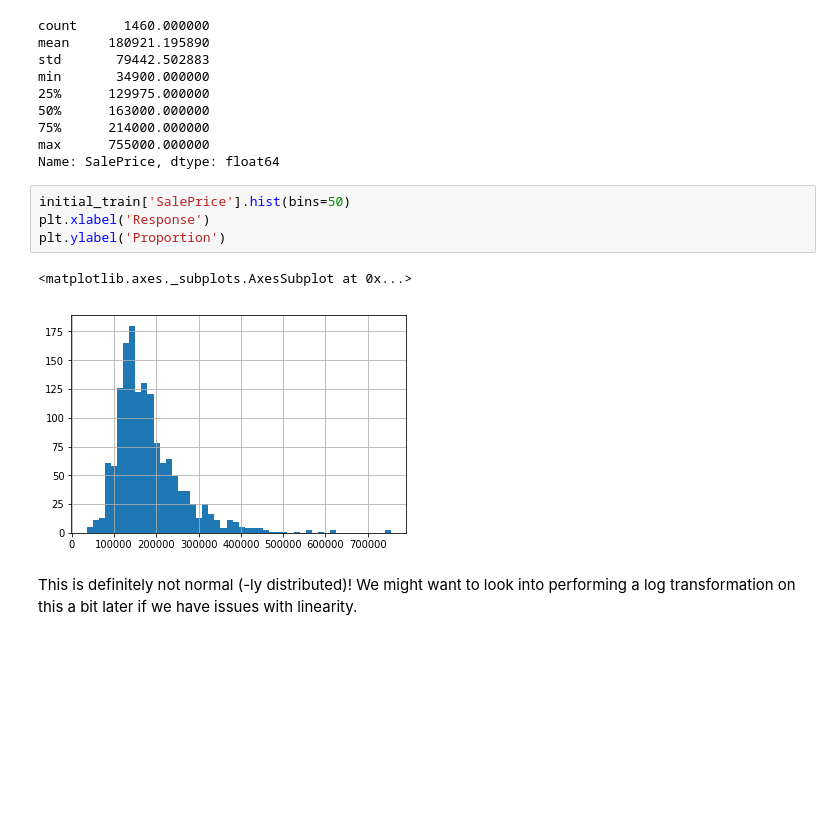
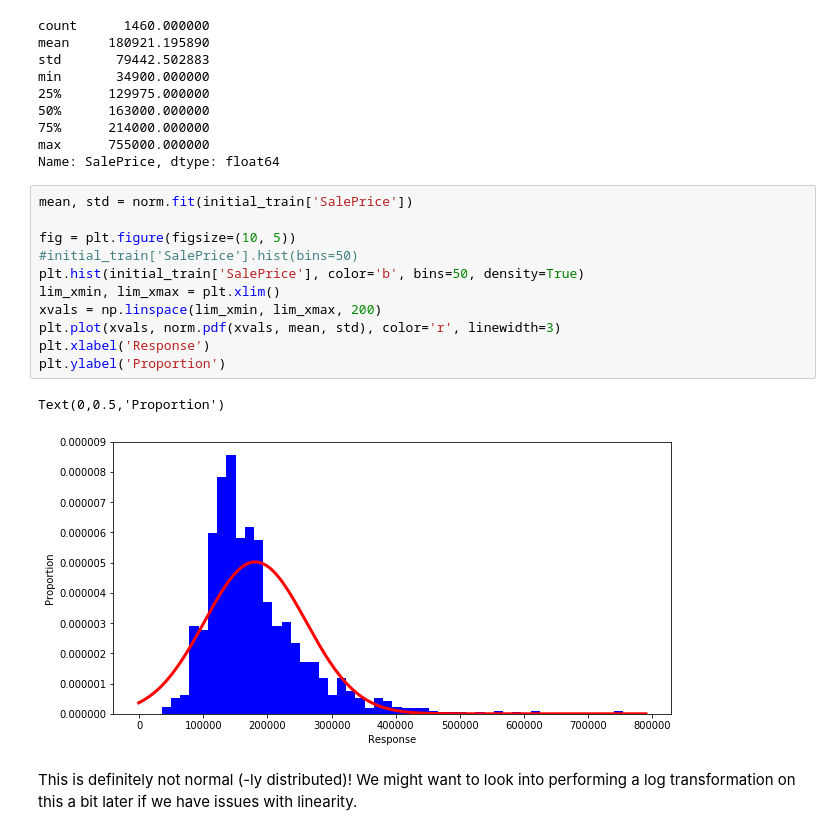
Before and after one commit to Hazzais/house_prices, a Jupyter notebook: House_price_prediction.ipynb, the cells around one changed output. Saved outputs shown, nothing was run; the diff lists cells and outputs as text; blank space fills up the shorter version.

```diff
--- a/House_price_prediction.ipynb
+++ b/House_price_prediction.ipynb
@@ -121,13 +121,20 @@ min       34900.000000
 75%      214000.000000
 max      755000.000000
 Name: SalePrice, dtype: float64
-# %%
-initial_train['SalePrice'].hist(bins=50)
-plt.xlabel('Response')
-plt.ylabel('Proportion')
-# %% [output]
-<matplotlib.axes._subplots.AxesSubplot at 0x...>
-[figure, removed]
+# %%
+mean, std = norm.fit(initial_train['SalePrice'])
+
+fig = plt.figure(figsize=(10, 5))
+#initial_train['SalePrice'].hist(bins=50)
+plt.hist(initial_train['SalePrice'], color='b', bins=50, density=True)
+lim_xmin, lim_xmax = plt.xlim()
+xvals = np.linspace(lim_xmin, lim_xmax, 200)
+plt.plot(xvals, norm.pdf(xvals, mean, std), color='r', linewidth=3)
+plt.xlabel('Response')
+plt.ylabel('Proportion')
+# %% [output]
+Text(0,0.5,'Proportion')
+[figure, added]
 # %% [markdown]
 This is definitely not normal (-ly distributed)! We might want to look into performing a log transformation on this a bit later if we have issues with linearity.
 # %% [markdown]
```
Also changed, not shown: parts of 62 cells of this notebook.
